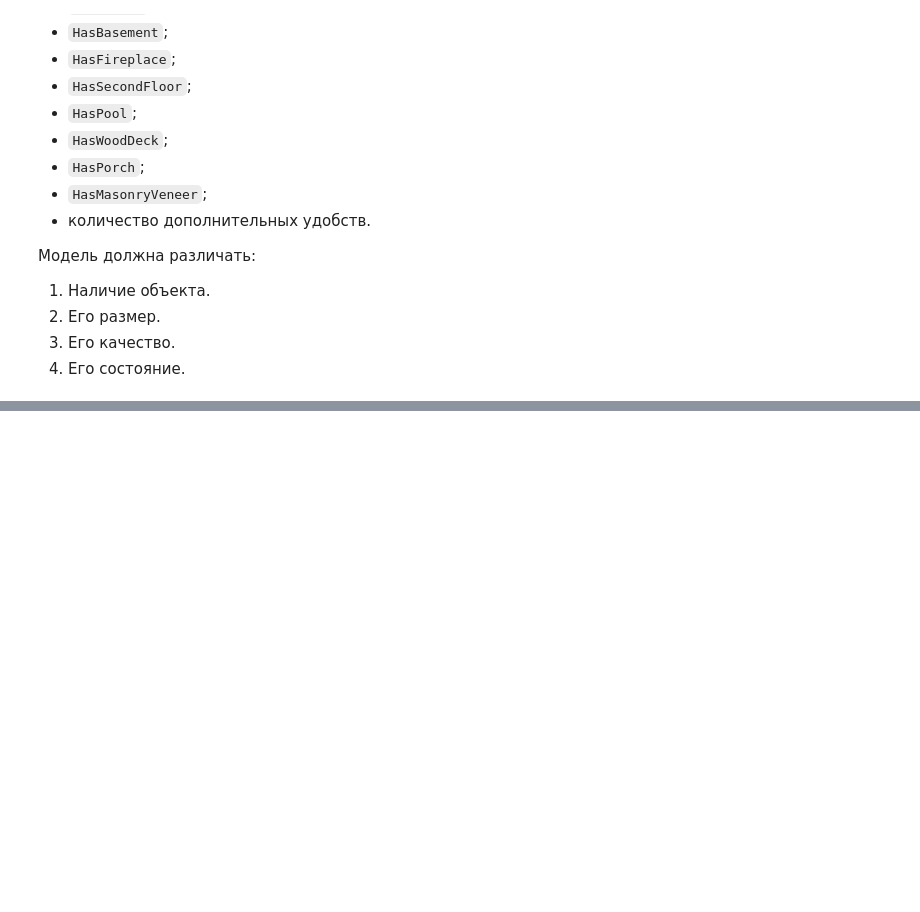
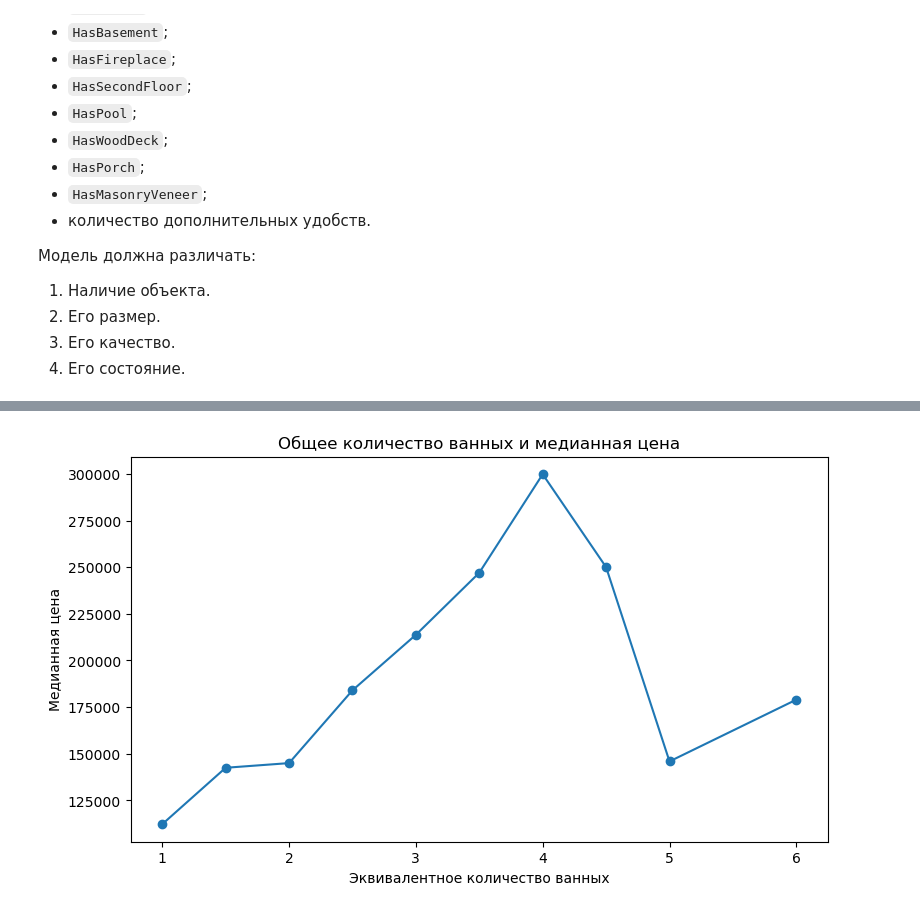
Before and after one commit to Yuzef/house_pricing, a Jupyter notebook: EDA_and_Feature_eng_exploration.ipynb, the cells around one changed output, grey strips where cells are left out. Cells and saved outputs as stored; diff of their text form; code cells hidden in the pictures; blank space fills up the shorter version.

```diff
--- a/EDA_and_Feature_eng_exploration.ipynb
+++ b/EDA_and_Feature_eng_exploration.ipynb
@@ -2558,0 +2603,31 @@ plt.show()
+# %%
+plt.figure(
+    figsize=(9, 5)
+)
+
+plt.plot(
+    bathroom_summary.index,
+    bathroom_summary[
+        "median_price"
+    ],
+    marker="o",
+)
+
+plt.title(
+    "Общее количество ванных и медианная цена"
+)
+plt.xlabel(
+    "Эквивалентное количество ванных"
+)
+plt.ylabel(
+    "Медианная цена"
+)
+
+plt.ticklabel_format(
+    style="plain",
+    axis="y",
+)
+
+plt.show()
+# %% [output]
+[figure, added]
```
Also changed, not shown: parts of 11 cells of this notebook.
